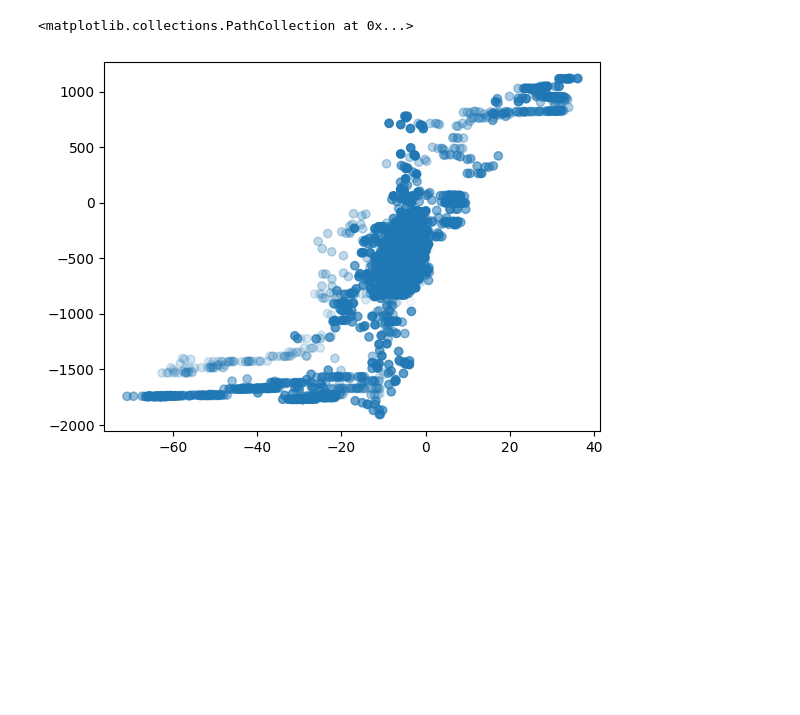
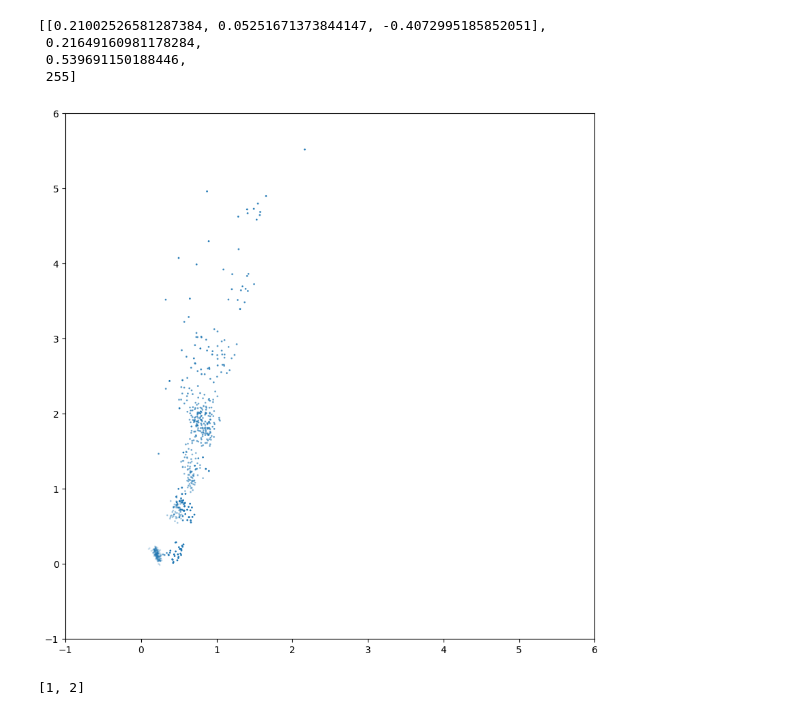
Before and after one commit to GuoYipeng279/MSc-Project, a Jupyter notebook: try.ipynb, the cells around one changed output. Drawn from its saved outputs; the diff is of its cells as text; code cells hidden in the pictures; blank space fills up the shorter version.

```diff
--- a/try.ipynb
+++ b/try.ipynb
@@ -2,10 +2,36 @@
 from matplotlib import pyplot as plt
 import numpy as np
 import json
-with open('/vol/bitbucket/yg2719/IndividualProject/humor/rew_critic_pair4.json','r') as f:
-    value_pair = np.array(json.load(f))
-plt.cla()
-plt.scatter(value_pair[:,0], value_pair[:,1], alpha=np.array(range(len(value_pair)))/len(value_pair))
+with open('/vol/bitbucket/yg2719/IndividualProject/humor/rew_critic_pair5.json','r') as f:
+    value_pair = json.load(f)
+# plt.cla()
+# plt.scatter(value_pair[:,0], value_pair[:,1], s=0.1, alpha=np.array(range(len(value_pair)))/len(value_pair))
-# %% [output]
-<matplotlib.collections.PathCollection at 0x...>
-[figure, removed]
+# %%
+aa = 0
+len(value_pair)
+value_pair[0]
+# %% [output]
+[[0.21002526581287384, 0.05251671373844147, -0.4072995185852051],
+ 0.21649160981178284,
+ 0.539691150188446,
+ 255]
+# %%
+# plt.cla()
+plt.figure(figsize=(10,10))
+plt.xlim(-1, 6)
+plt.ylim(-1, 6)
+plt.autoscale(False)
+value = np.array([(info[0][0], info[0][1], info[3]) for info in value_pair])
+plt.scatter(value[:,0], value[:,1], alpha=1-value[:,2]/300, s=1)# alpha=np.arange(0,1,1/len(value)))
+# value = np.array([(info[0][0], info[0][1], info[2]) for info in value_pair[-100:]])
+# plt.scatter(value[:,0], value[:,1], alpha=np.arange(0,1,1/len(value)), c='red')
+aa += 100
+# for v in value: plt.text(v[0], v[1], str(round(v[2],3)))
+# %% [output]
+[figure, added]
+# %%
+import numpy as np
+a = np.array([1,2])
+a.tolist()
+# %% [output]
+[1, 2]
```
Also changed, not shown: 3 other files.
